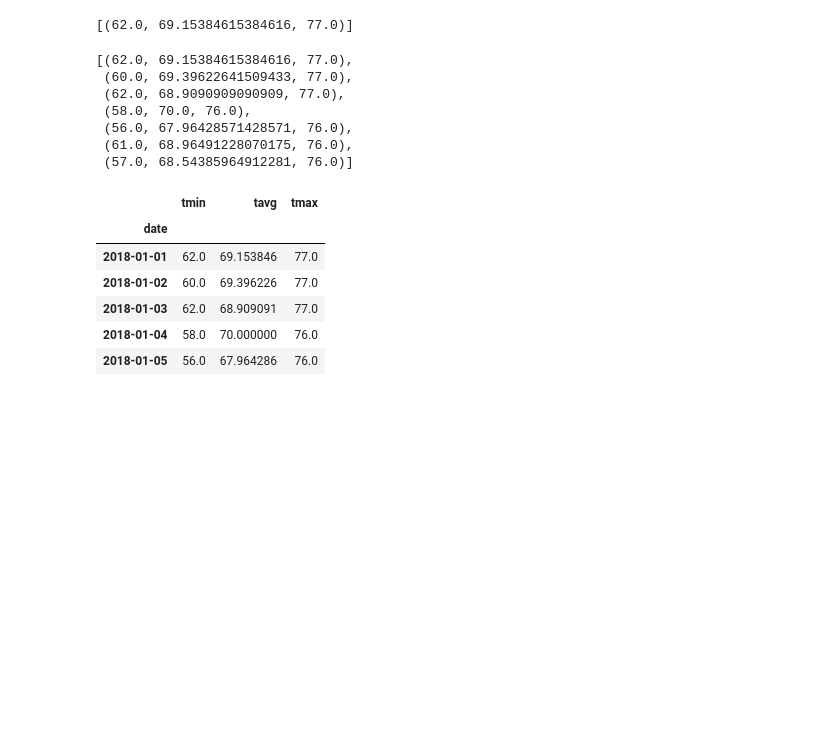
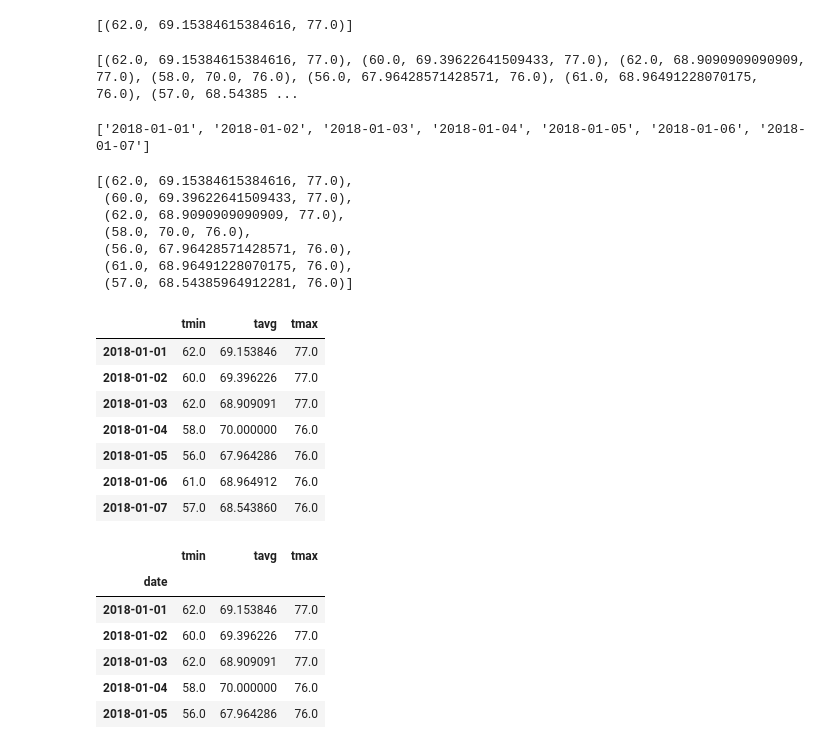
Before and after one commit to bfiroozfard/Flask_SQLAlchmey-Surf-Up, a Jupyter notebook: behnamjob.ipynb, the cells around one changed output. Saved outputs shown, nothing was run; the diff lists cells and outputs as text; code cells hidden in the pictures; blank space fills up the shorter version.

```diff
--- a/behnamjob.ipynb
+++ b/behnamjob.ipynb
@@ -397,6 +381,31 @@ def daily_normals(date):
 daily_normals("01-01")
 # %% [output]
 [(62.0, 69.15384615384616, 77.0)]
+# %%
+start_date ='2018-01-01'
+end_date='2018-01-07'
+e=dt.date(2018,1,7)
+s=dt.date(2018,1,1)
+d=e-s
+i=s
+results=[]
+while (i<=e):
+        results.append(tuple(np.ravel(daily_normals(i.strftime("%m-%d")))))
+        i+=dt.timedelta(days=1)
+
+
+print(results)
+# %% [output]
+[(62.0, 69.15384615384616, 77.0), (60.0, 69.39622641509433, 77.0), (62.0, 68.9090909090909, 77.0), (58.0, 70.0, 76.0), (56.0, 67.96428571428571, 76.0), (61.0, 68.96491228070175, 76.0), (57.0, 68.54385 ...
+# %%
+i=s
+date_index=[]
+while (i<=e):
+        date_index.append(i.isoformat())
+        i+=dt.timedelta(days=1)
+print(date_index)
+# %% [output]
+['2018-01-01', '2018-01-02', '2018-01-03', '2018-01-04', '2018-01-05', '2018-01-06', '2018-01-07']
 # %%
 # calculate the daily normals for your trip
 # push each tuple of calculations into a list called `normals`
@@ -416,6 +427,18 @@ daily_normals("01-01")
  (56.0, 67.96428571428571, 76.0),
  (61.0, 68.96491228070175, 76.0),
  (57.0, 68.54385964912281, 76.0)]
+# %%
+results_pd=pd.DataFrame(data=results,index=date_index,columns=['tmin','tavg','tmax'])
+results_pd
+# %% [output]
+|  | tmin | tavg | tmax |
+| 2018-01-01 | 62.0 | 69.153846 | 77.0 |
+| 2018-01-02 | 60.0 | 69.396226 | 77.0 |
+| 2018-01-03 | 62.0 | 68.909091 | 77.0 |
+| 2018-01-04 | 58.0 | 70.000000 | 76.0 |
+| 2018-01-05 | 56.0 | 67.964286 | 76.0 |
+| 2018-01-06 | 61.0 | 68.964912 | 76.0 |
+| 2018-01-07 | 57.0 | 68.543860 | 76.0 |
 # %%
 # Load the previous query results into a Pandas DataFrame and add the `trip_dates` range as the `date` index
 # %% [output]
```
Also changed, not shown: parts of 33 cells of this notebook, 4 other files.
